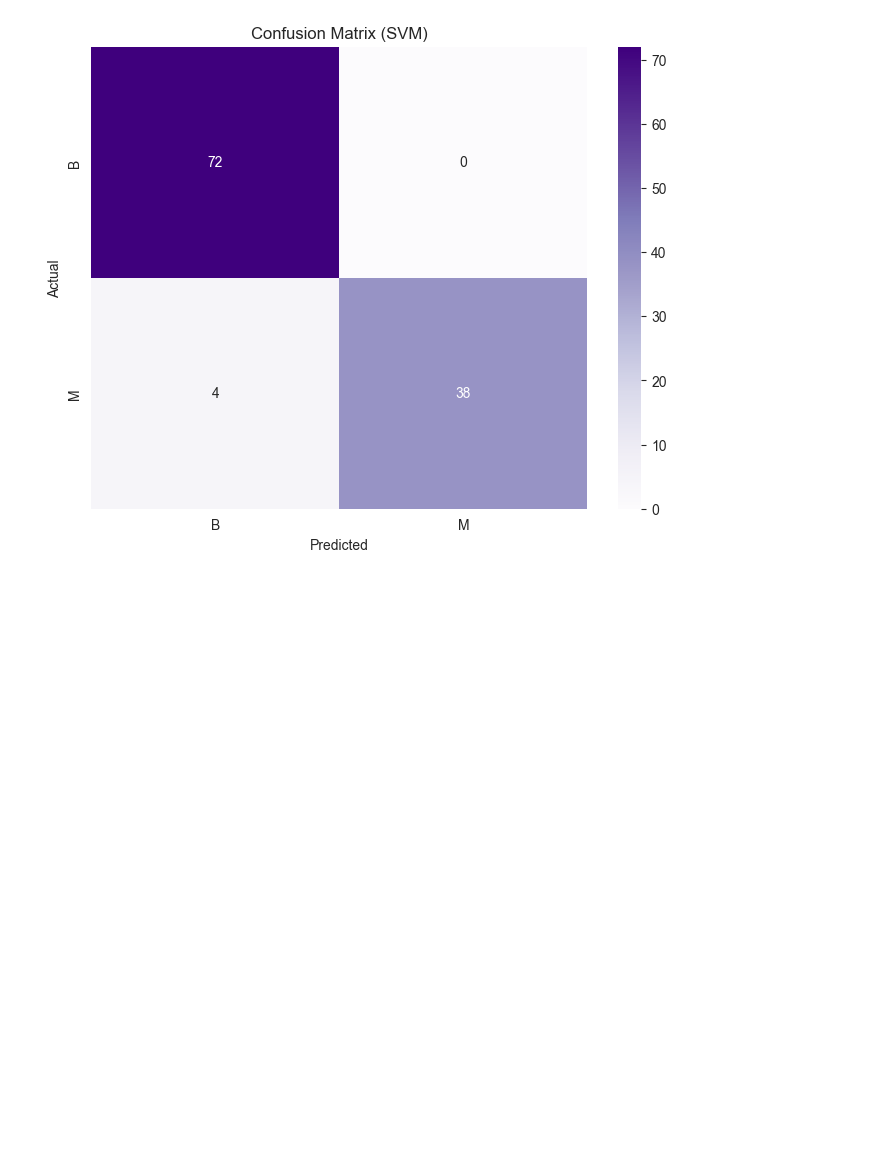
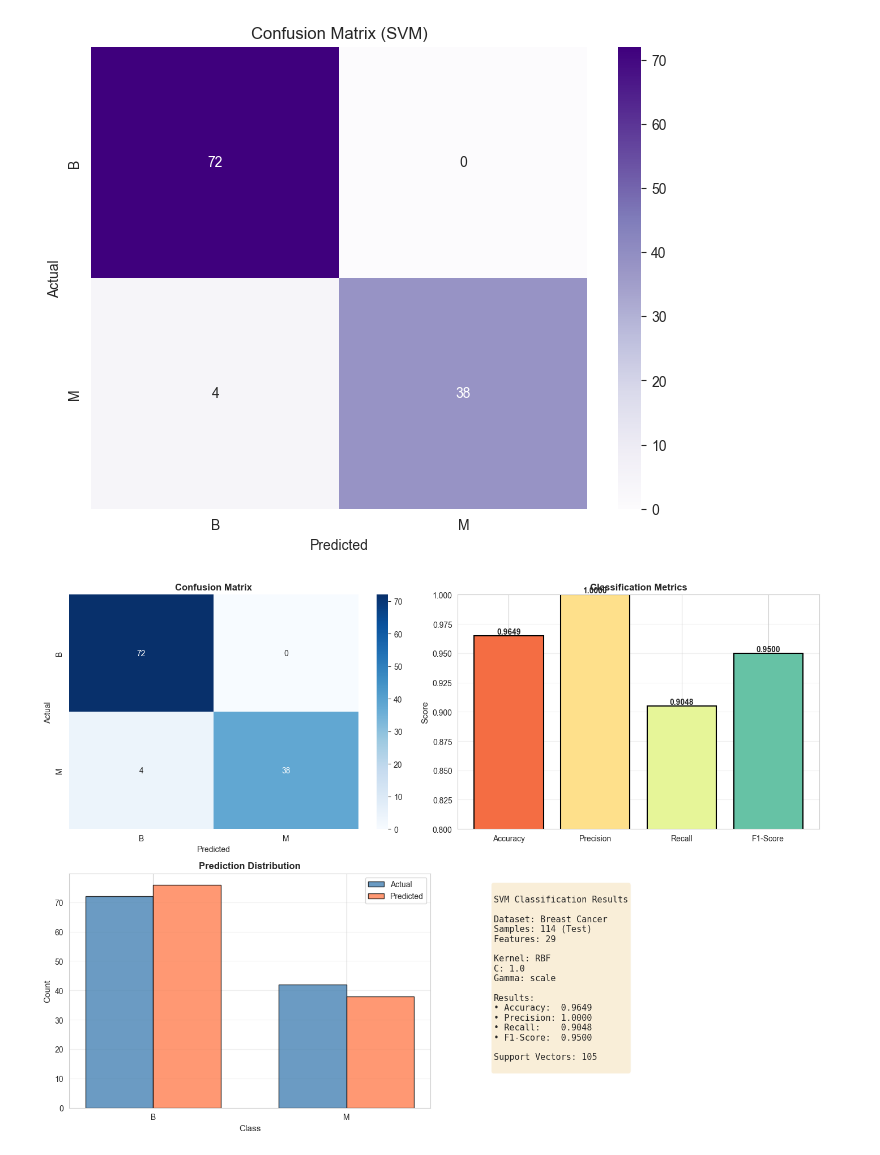
Before and after one commit to ai-tanzil811/Assignment, a Jupyter notebook: svm_models/svm.ipynb, the cells around one changed output. Saved outputs shown, nothing was run; the diff lists cells and outputs as text; code cells hidden in the pictures; blank space fills up the shorter version.

```diff
--- a/svm_models/svm.ipynb
+++ b/svm_models/svm.ipynb
@@ -70,3 +70,91 @@ plt.title('Confusion Matrix (SVM)')
 plt.show()
 # %% [output]
 [figure]
+# %%
+
+
+fig, axes = plt.subplots(2, 2, figsize=(14, 10))
+
+
+cm = confusion_matrix(y_test, y_pred)
+sns.heatmap(cm, annot=True, fmt='d', cmap='Blues', ax=axes[0, 0], cbar=True,
+            xticklabels=le.classes_, yticklabels=le.classes_)
+axes[0, 0].set_title('Confusion Matrix', fontsize=12, fontweight='bold')
+axes[0, 0].set_ylabel('Actual')
+axes[0, 0].set_xlabel('Predicted')
+
+
+from sklearn.metrics import precision_score, recall_score, f1_score
+
+metrics = {
+    'Accuracy': accuracy_score(y_test, y_pred),
+    'Precision': precision_score(y_test, y_pred),
+    'Recall': recall_score(y_test, y_pred),
+    'F1-Score': f1_score(y_test, y_pred)
+}
+
+colors = plt.cm.Spectral(np.linspace(0.2, 0.8, len(metrics)))
+bars = axes[0, 1].bar(metrics.keys(), metrics.values(), color=colors, edgecolor='black', linewidth=1.5)
+axes[0, 1].set_ylabel('Score', fontsize=11)
+axes[0, 1].set_title('Classification Metrics', fontsize=12, fontweight='bold')
+axes[0, 1].set_ylim(0.8, 1.0)
+axes[0, 1].grid(True, alpha=0.3, axis='y')
+
+
+for bar in bars:
+    height = bar.get_height()
+    axes[0, 1].text(bar.get_x() + bar.get_width()/2., height,
+                   f'{height:.4f}', ha='center', va='bottom', fontsize=10, fontweight='bold')
+
+
+pred_counts = pd.Series(y_pred).value_counts().sort_index()
+actual_counts = pd.Series(y_test).value_counts().sort_index()
+
+x = np.arange(len(le.classes_))
+width = 0.35
+
+axes[1, 0].bar(x - width/2, actual_counts.values, width, label='Actual',
+              color='steelblue', alpha=0.8, edgecolor='black')
+axes[1, 0].bar(x + width/2, pred_counts.values, width, label='Predicted',
+              color='coral', alpha=0.8, edgecolor='black')
+axes[1, 0].set_xlabel('Class', fontsize=11)
+axes[1, 0].set_ylabel('Count', fontsize=11)
+axes[1, 0].set_title('Prediction Distribution', fontsize=12, fontweight='bold')
+axes[1, 0].set_xticks(x)
+axes[1, 0].set_xticklabels(le.classes_)
+axes[1, 0].legend()
+axes[1, 0].grid(True, alpha=0.3, axis='y')
+
+
+summary_text = f"""
+SVM Classification Results
+
+Dataset: Breast Cancer
+Samples: {X_test.shape[0]} (Test)
+Features: {X_test.shape[1]}
+
+Kernel: RBF
+C: 1.0
+Gamma: scale
+
+Results:
+• Accuracy:  {metrics['Accuracy']:.4f}
+• Precision: {metrics['Precision']:.4f}
+• Recall:    {metrics['Recall']:.4f}
+• F1-Score:  {metrics['F1-Score']:.4f}
+
+Support Vectors: {len(svm.support_vectors_)}
+"""
+
+axes[1, 1].text(0.1, 0.95, summary_text, transform=axes[1, 1].transAxes,
+               fontsize=11, verticalalignment='top', fontfamily='monospace',
+               bbox=dict(boxstyle='round', facecolor='wheat', alpha=0.5))
+axes[1, 1].axis('off')
+
+plt.tight_layout()
+plt.savefig('svm_classification_summary.png', dpi=300, bbox_inches='tight')
+plt.show()
+
+print("\n✓ Visualizations saved as 'svm_classification_summary.png'")
+# %% [output]
+[figure, added]
```
Also changed, not shown: parts of 1 cell of this notebook, 15 other files.
